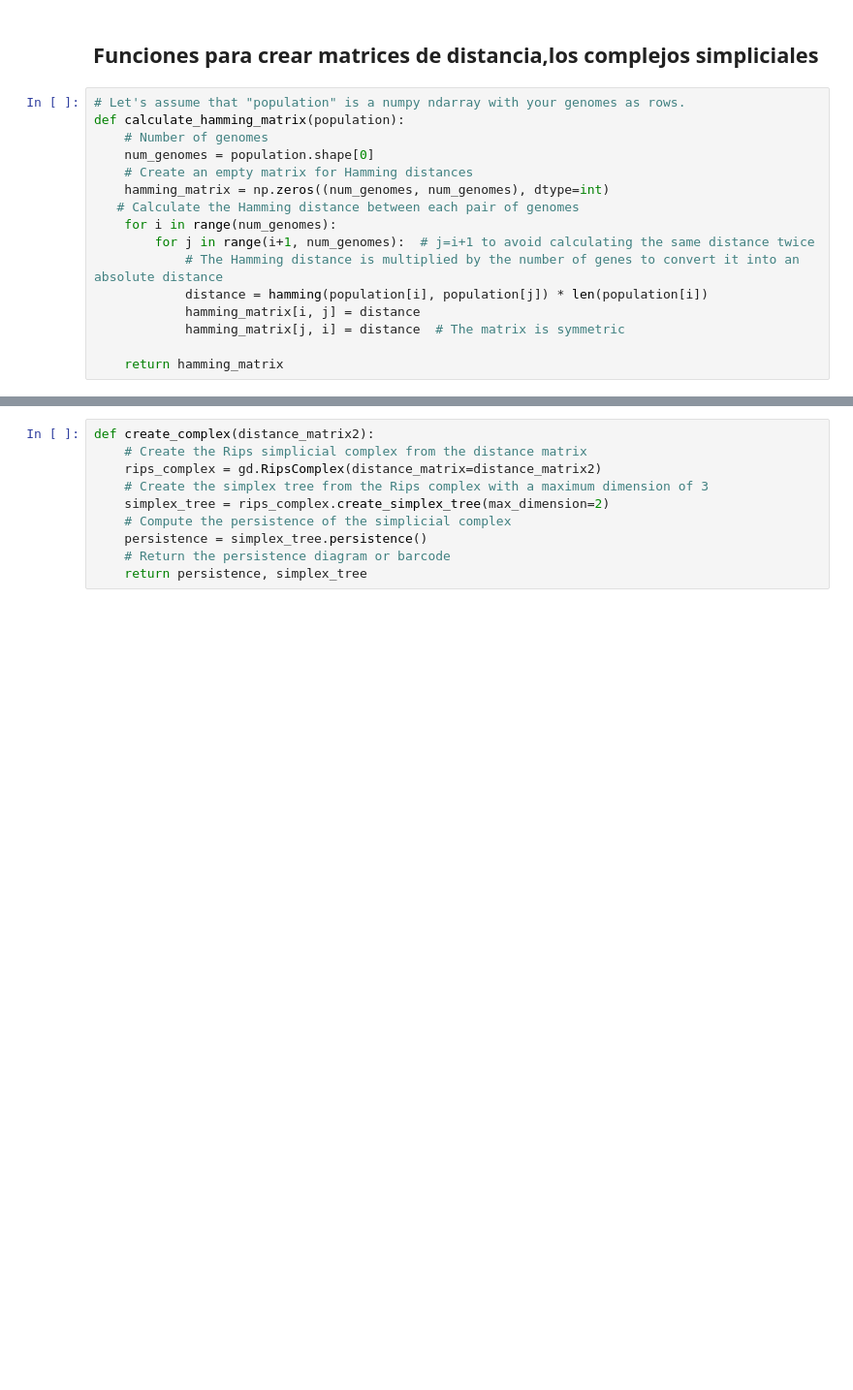
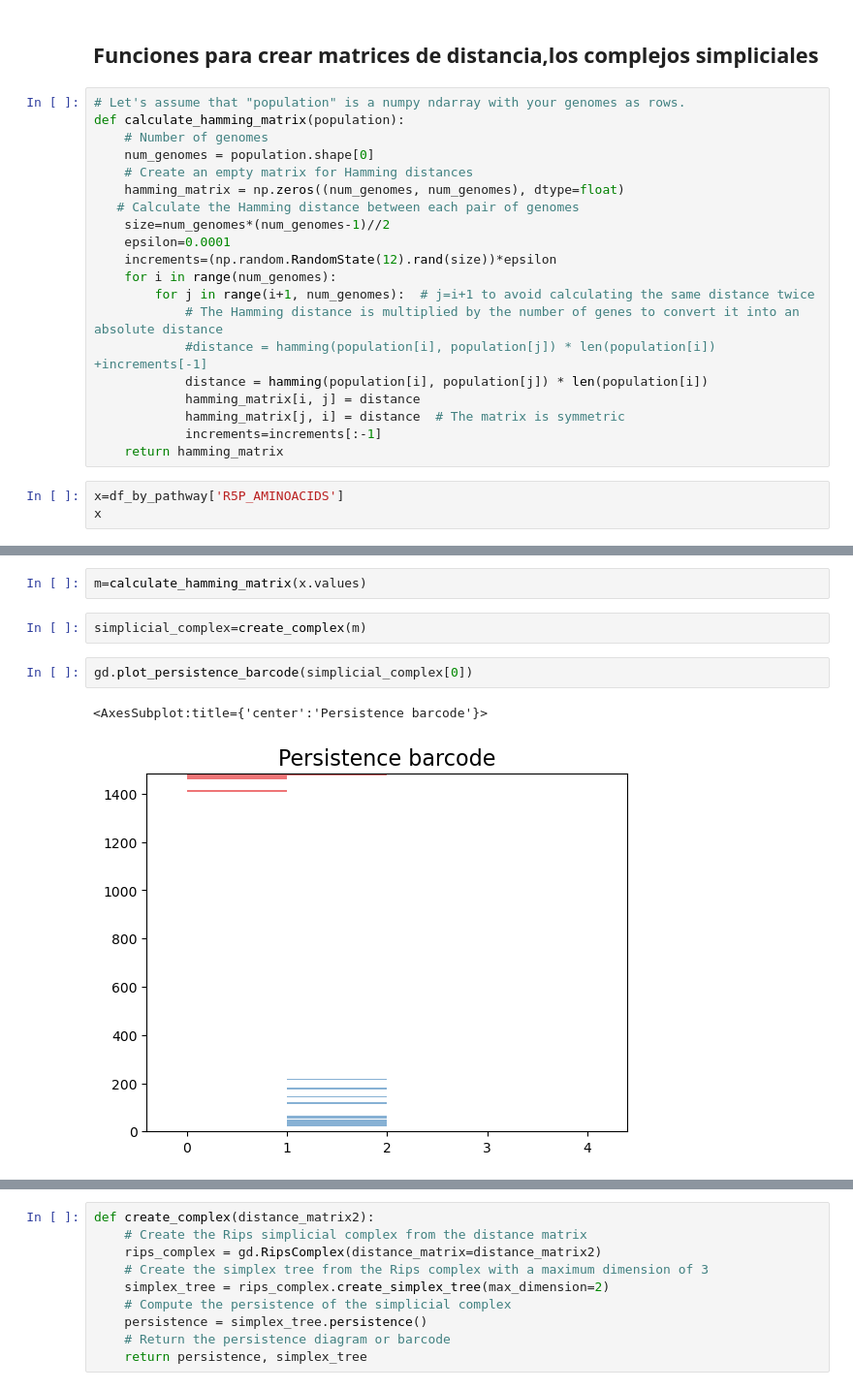
Before and after one commit to FFranciscoEspinosa/Tesis, a Jupyter notebook: nodos_adaptado_3.ipynb, the cells around one changed output, grey strips where cells are left out. Shown at 97% size. Drawn from its saved outputs; the diff is of its cells as text; blank space fills up the shorter version.

```diff
--- a/nodos_adaptado_3.ipynb
+++ b/nodos_adaptado_3.ipynb
@@ -97,13 +103,20 @@ def calculate_hamming_matrix(population):
     # Number of genomes
     num_genomes = population.shape[0]
     # Create an empty matrix for Hamming distances
-    hamming_matrix = np.zeros((num_genomes, num_genomes), dtype=int)
+    hamming_matrix = np.zeros((num_genomes, num_genomes), dtype=float)
    # Calculate the Hamming distance between each pair of genomes
+    size=num_genomes*(num_genomes-1)//2
+    epsilon=0.0001
+    increments=(np.random.RandomState(12).rand(size))*epsilon
     for i in range(num_genomes):
         for j in range(i+1, num_genomes):  # j=i+1 to avoid calculating the same distance twice
             # The Hamming distance is multiplied by the number of genes to convert it into an absolute distance
+            #distance = hamming(population[i], population[j]) * len(population[i]) +increments[-1]
             distance = hamming(population[i], population[j]) * len(population[i])
             hamming_matrix[i, j] = distance
             hamming_matrix[j, i] = distance  # The matrix is symmetric
-
+            increments=increments[:-1]
     return hamming_matrix
+# %%
+x=df_by_pathway['R5P_AMINOACIDS']
+x
@@ -109,0 +138,9 @@ def calculate_hamming_matrix(population):
+# %%
+m=calculate_hamming_matrix(x.values)
+# %%
+simplicial_complex=create_complex(m)
+# %%
+gd.plot_persistence_barcode(simplicial_complex[0])
+# %% [output]
+<AxesSubplot:title={'center':'Persistence barcode'}>
+[figure, added]
```
Also changed, not shown: parts of 33 cells of this notebook, 3 other files.
